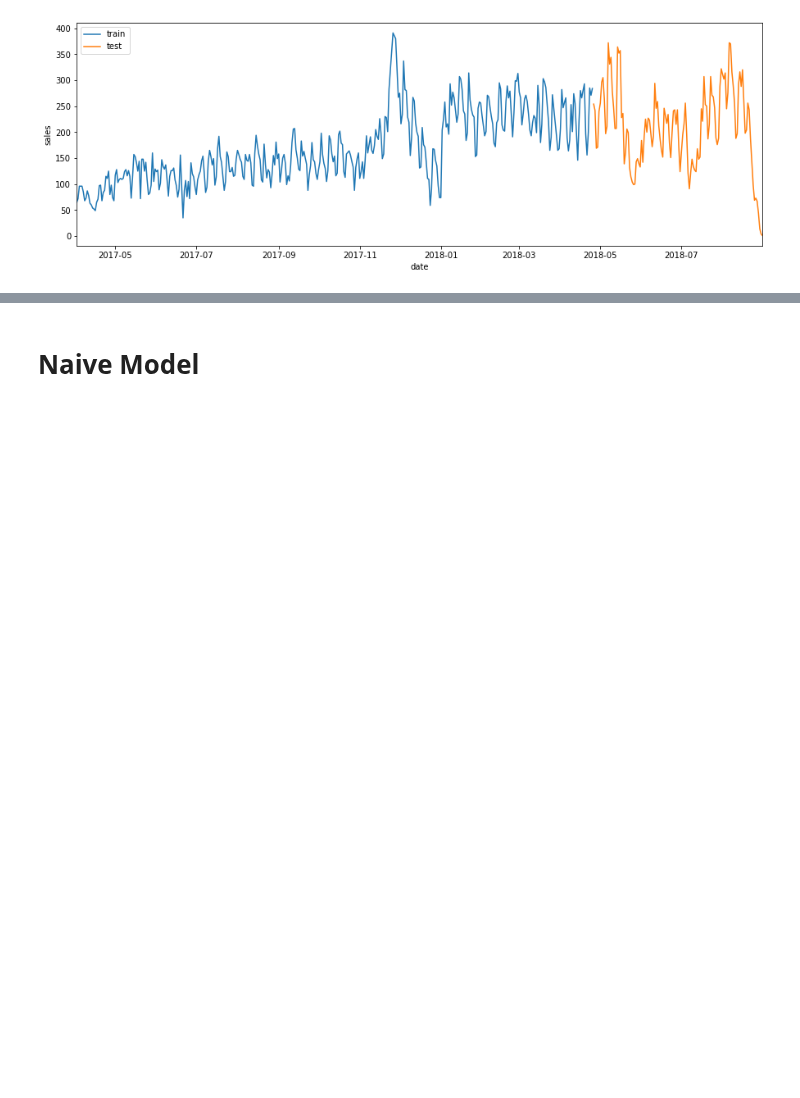
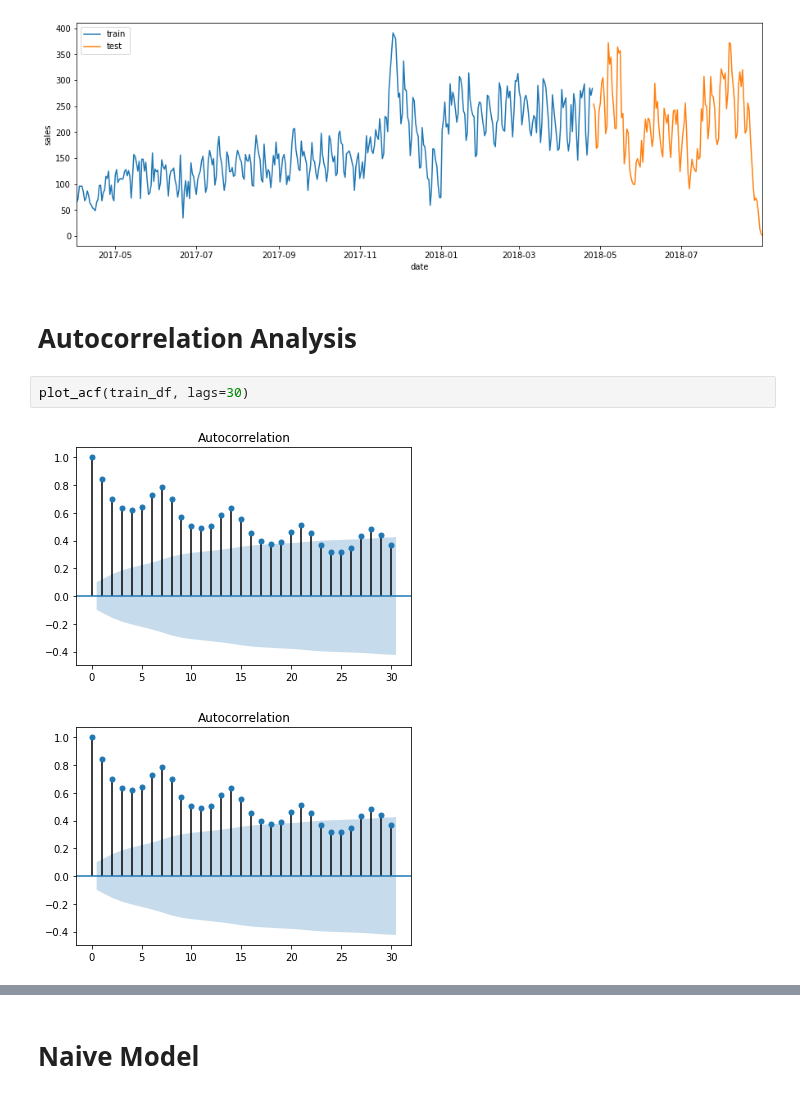
Before and after one commit to alireza-alizadegan/e-commerce-Sales, a Jupyter notebook: Sales Forecast.ipynb, the cells around one changed output, grey strips where cells are left out. Cells and saved outputs as stored; diff of their text form; blank space fills up the shorter version.

```diff
--- a/Sales Forecast.ipynb
+++ b/Sales Forecast.ipynb
@@ -131,3 +135,10 @@ plt.xlabel('date')
 plt.ylabel('sales');
 # %% [output]
 [figure]
+# %% [markdown]
+# Autocorrelation Analysis
+# %%
+plot_acf(train_df, lags=30)
+# %% [output]
+[figure, added]
+[figure, added]
```
Also changed, not shown: parts of 3 cells of this notebook.
